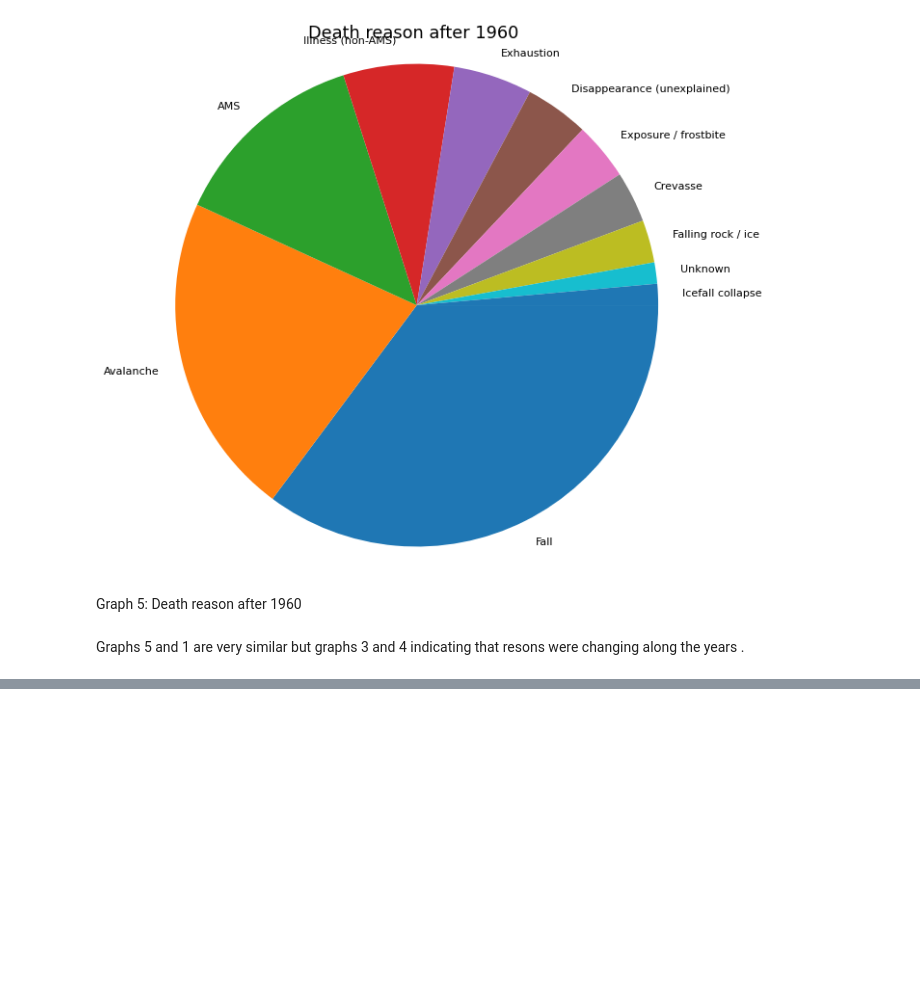
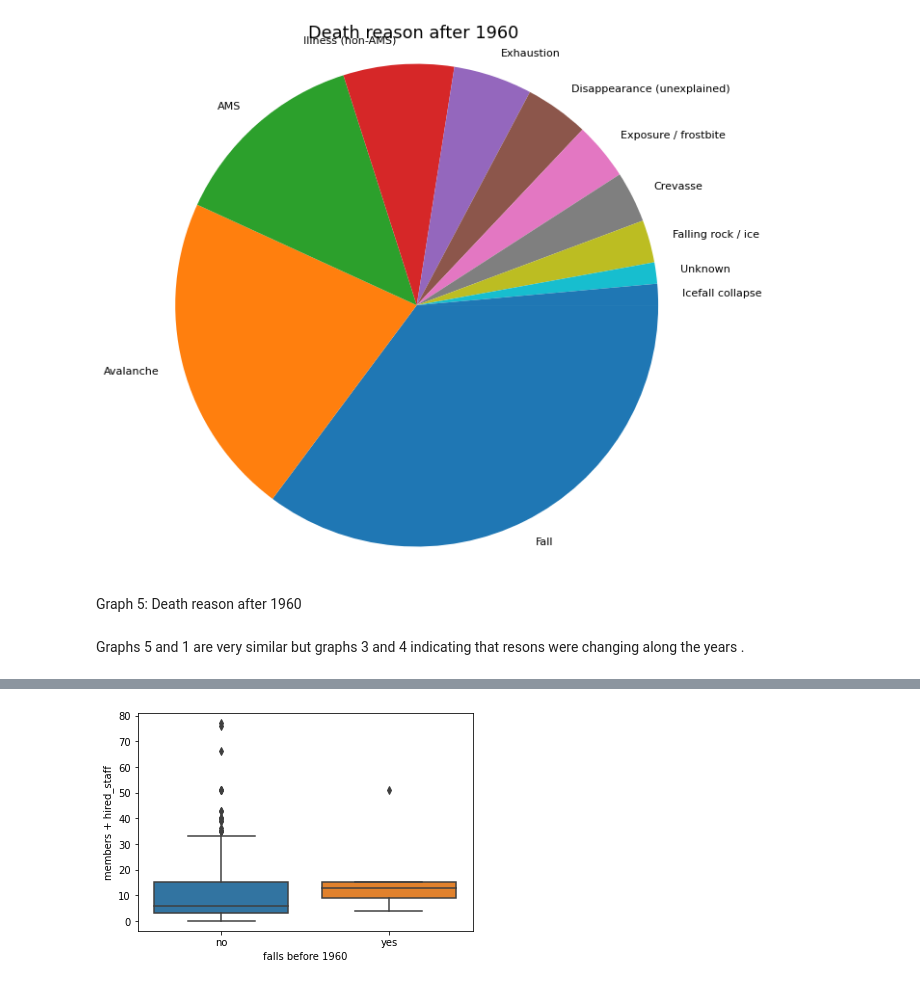
Before and after one commit to jakubbartnik/UCDPA_jakubbartnik, a Jupyter notebook: Jakub_Bartnik_Everest.ipynb, the cells around one changed output, grey strips where cells are left out. Drawn from its saved outputs; the diff is of its cells as text; code cells hidden in the pictures; blank space fills up the shorter version.

```diff
--- a/Jakub_Bartnik_Everest.ipynb
+++ b/Jakub_Bartnik_Everest.ipynb
@@ -347,0 +440,17 @@ https://towardsdatascience.com/how-to-compare-two-or-more-distributions-9b06ee4d
+# %%
+#creating categorise function
+def categorise(row):
+  if row['death_cause'] == 'Fall':
+    return 'yes'
+  elif row['death_cause'] != 'Fall':
+    return 'no'
+# %%
+#storing result of categorise function in new feature
+dfc['falls'] = dfc.apply(lambda row: categorise(row), axis=1)
+# %%
+#want to simplify my dataframe
+dfS = dfc[['year_x', 'members', 'hired_staff', 'falls']]
+# %%
+#split dataframe again for before and after with new column
+before = dfS[dfS['year_x'] < 1960]
+after = dfS[dfS['year_x'] > 1961]
@@ -347,0 +460,10 @@ https://towardsdatascience.com/how-to-compare-two-or-more-distributions-9b06ee4d
+# %%
+fallb4 = before['falls']
+crowd_b4=before['members'] + before['hired_staff']
+#ploting
+_ = sns.boxplot(x=fallb4, y=crowd_b4)
+_ = plt.xlabel('falls before 1960')
+_ = plt.ylabel('members + hired_staff')
+plt.show()
+# %% [output]
+[figure, added]
```
Also changed, not shown: parts of 67 cells of this notebook, 7 other files.
